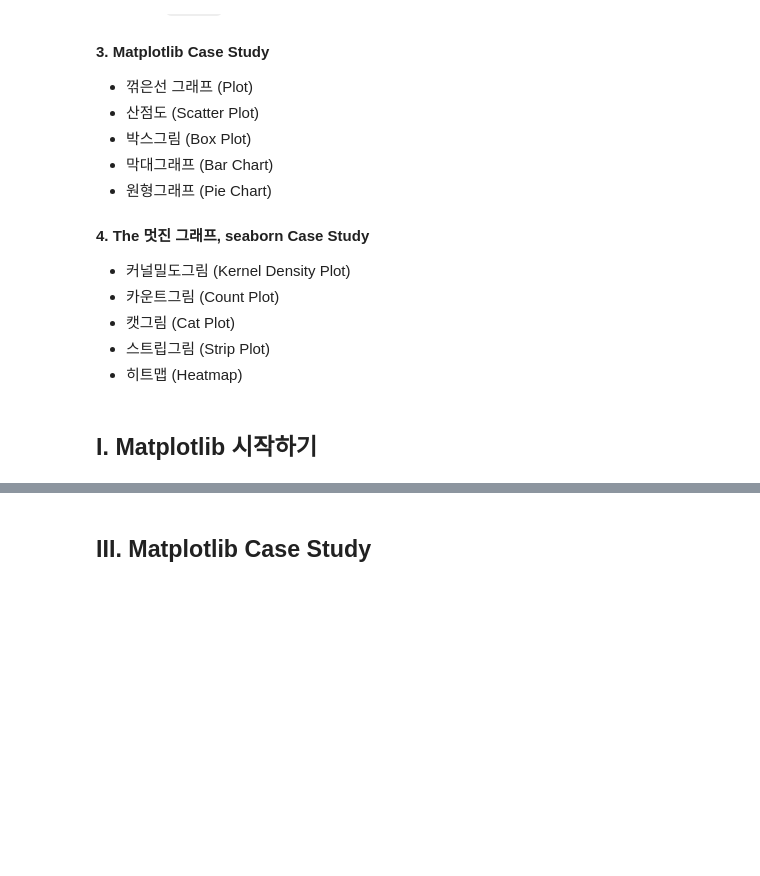
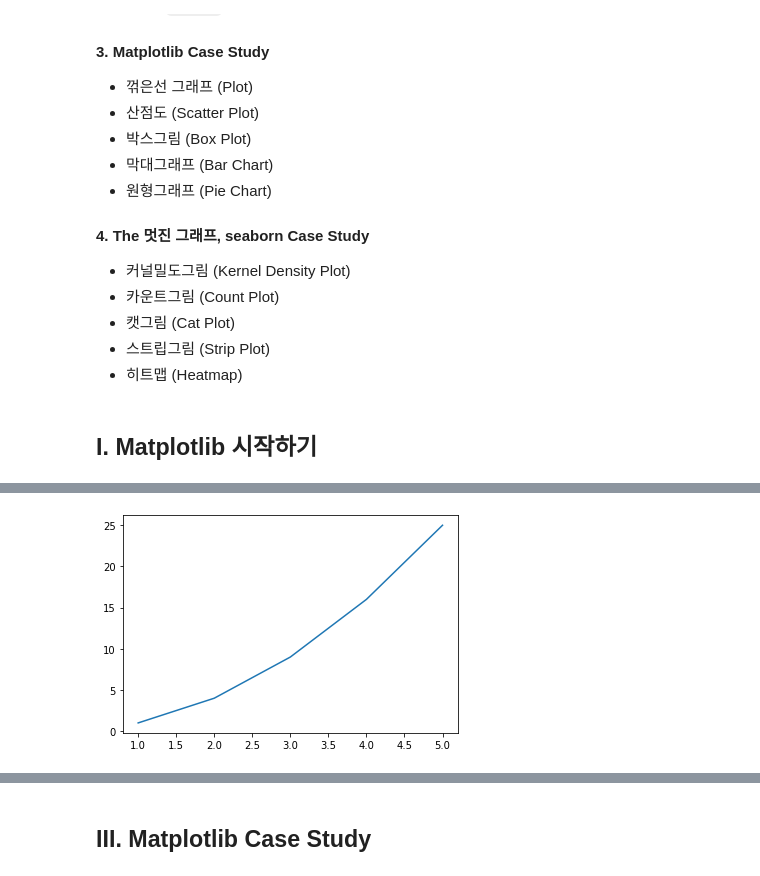
Before and after one commit to super-corini/programmers_kdt_II, a Jupyter notebook: 3. python으로 멋드러진 그래프 그리기, Matplotlib.ipynb, the cells around one changed output, grey strips where cells are left out. Saved outputs shown, nothing was run; the diff lists cells and outputs as text; code cells hidden in the pictures; blank space fills up the shorter version.

```diff
--- a/3. python으로 멋드러진 그래프 그리기, Matplotlib.ipynb
+++ b/3. python으로 멋드러진 그래프 그리기, Matplotlib.ipynb
@@ -31,0 +64,11 @@
+# %%
+# np.array를 이용해서 함수 그래프 그리기
+# y = x ^ 2
+
+x = np.array([1, 2, 3, 4, 5]) # 정의역
+y = np.array([1, 4, 9, 16, 25]) # f(x)
+
+plt.plot(x, y)
+plt.show()
+# %% [output]
+[figure, added]
```
Also changed, not shown: parts of 44 cells of this notebook.
